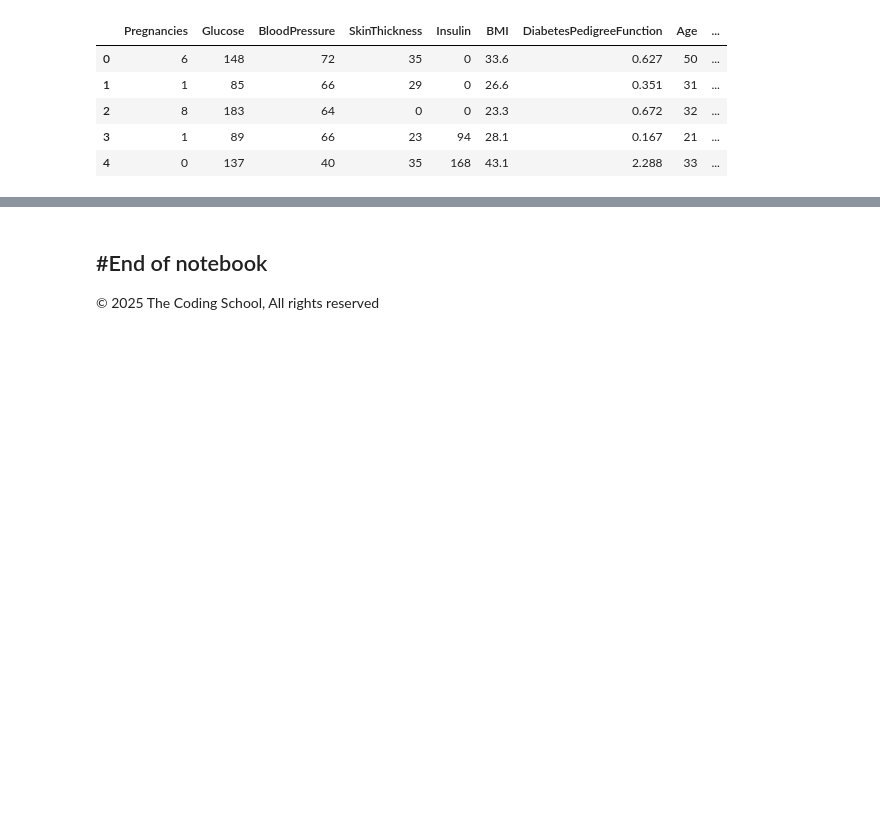
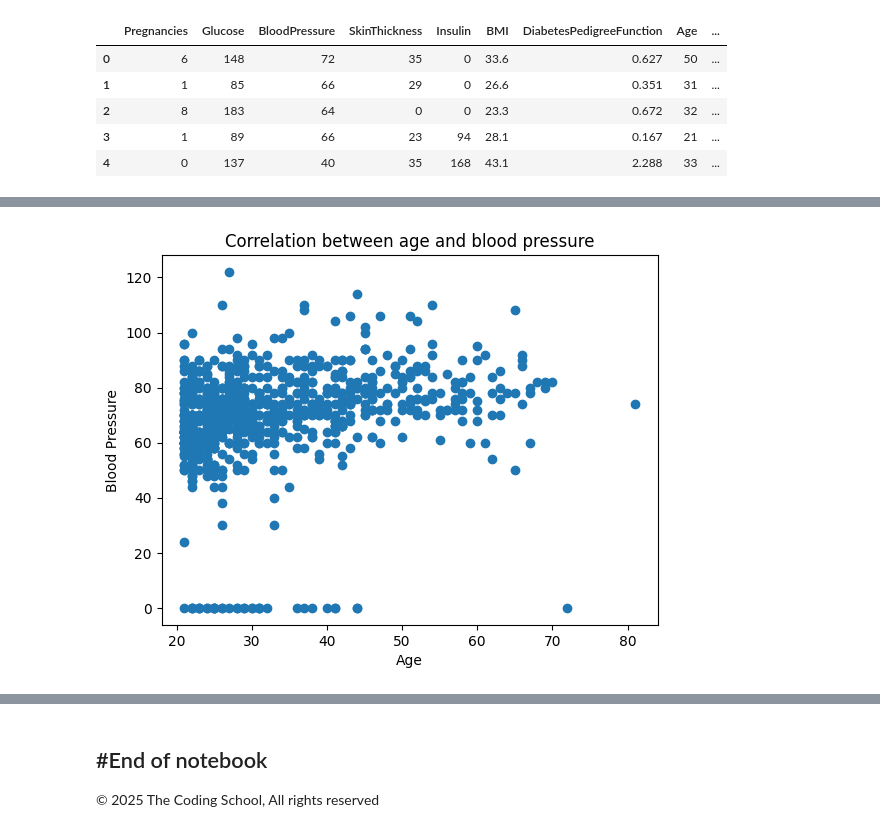
Before and after one commit to kurealnum/dsrp-2025, a Jupyter notebook: DSRP_Day_6_Lab_Notebook_[STUDENT].ipynb, the cells around one changed output, grey strips where cells are left out. Saved outputs shown, nothing was run; the diff lists cells and outputs as text; code cells hidden in the pictures; blank space fills up the shorter version.

```diff
--- a/DSRP_Day_6_Lab_Notebook_[STUDENT].ipynb
+++ b/DSRP_Day_6_Lab_Notebook_[STUDENT].ipynb
@@ -757,0 +752,10 @@ df.head()
+# %%
+# Is there a correlation between age and blood pressure?
+
+plt.scatter(df["Age"].dropna(), df["BloodPressure"].dropna())
+plt.xlabel("Age")
+plt.ylabel("Blood Pressure")
+plt.title("Correlation between age and blood pressure")
+plt.show()
+# %% [output]
+[figure, added]
```
Also changed, not shown: parts of 15 cells of this notebook.
